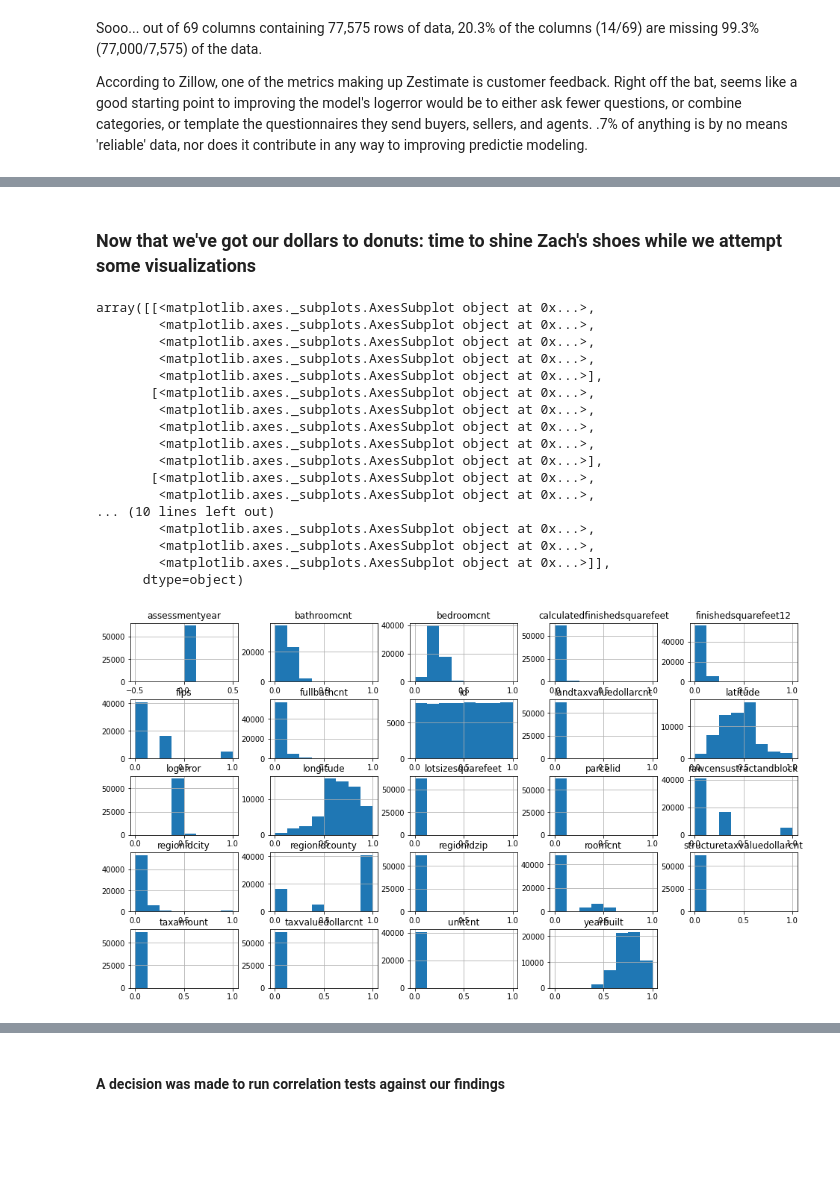
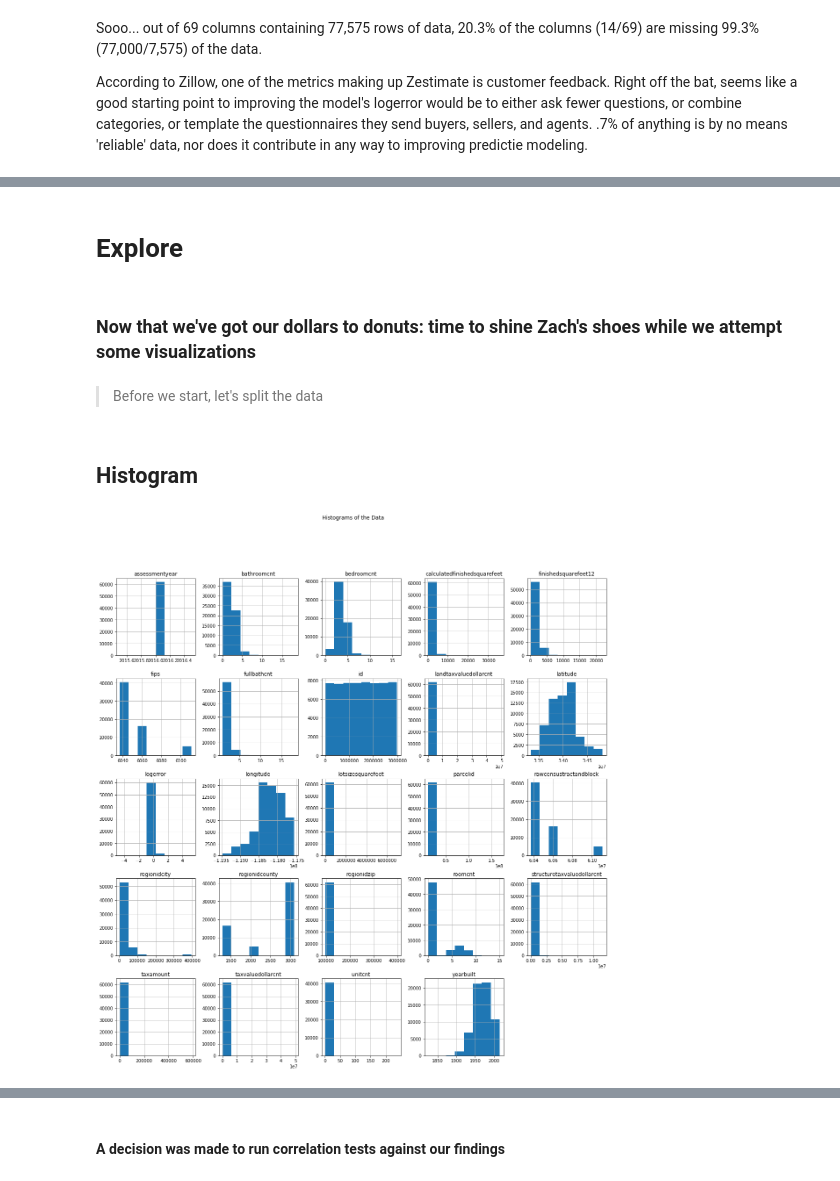
Before and after one commit to Cluster-Flux/zillow-cluster-project, a Jupyter notebook: mvp.ipynb, the cells around one changed output, grey strips where cells are left out. Saved outputs shown, nothing was run; the diff lists cells and outputs as text; code cells hidden in the pictures; blank space fills up the shorter version.

```diff
--- a/mvp.ipynb
+++ b/mvp.ipynb
@@ -201,2 +153,2 @@ The following function from the prepare.py file cleans up a ton of stuff (and, i
 # %%
-df = src.prepare.wrangle_zillow(df)
+df = src.prepare.fill_nulls_with_median(df)
@@ -273,0 +168,2 @@ train.describe()
+# %%
+df = src.prepare.fill_nulls_with_mode(df)
@@ -274,26 +211,20 @@ train.describe()
+# %%
+# Dropping columns
+df = src.prepare.drop_columns(df)
+# %% [markdown]
+# Explore
 # %% [markdown]
 ### Now that we've got our dollars to donuts: time to shine Zach's shoes while we attempt some visualizations
+# %% [markdown]
+> Before we start, let's split the data
+# %%
+# Splitting into train, test, validate
+train, test, validate = src.prepare.split_data(df)
+# %% [markdown]
+## Histogram
 # %%
 # Histogramming the training data
-
-train.hist(figsize=(16, 9), bins = 8, log = False)
+src.explore.make_histogram(train)
 # %% [output]
-array([[<matplotlib.axes._subplots.AxesSubplot object at 0x...>,
-        <matplotlib.axes._subplots.AxesSubplot object at 0x...>,
-        <matplotlib.axes._subplots.AxesSubplot object at 0x...>,
-        <matplotlib.axes._subplots.AxesSubplot object at 0x...>,
-        <matplotlib.axes._subplots.AxesSubplot object at 0x...>],
-       [<matplotlib.axes._subplots.AxesSubplot object at 0x...>,
-        <matplotlib.axes._subplots.AxesSubplot object at 0x...>,
-        <matplotlib.axes._subplots.AxesSubplot object at 0x...>,
-        <matplotlib.axes._subplots.AxesSubplot object at 0x...>,
-        <matplotlib.axes._subplots.AxesSubplot object at 0x...>],
-       [<matplotlib.axes._subplots.AxesSubplot object at 0x...>,
-        <matplotlib.axes._subplots.AxesSubplot object at 0x...>,
-... (10 lines left out)
-        <matplotlib.axes._subplots.AxesSubplot object at 0x...>,
-        <matplotlib.axes._subplots.AxesSubplot object at 0x...>,
-        <matplotlib.axes._subplots.AxesSubplot object at 0x...>]],
-      dtype=object)
-[figure, old version]
+[figure, new version]
 # %% [markdown]
```
Also changed, not shown: parts of 106 cells of this notebook, 2 other files.
